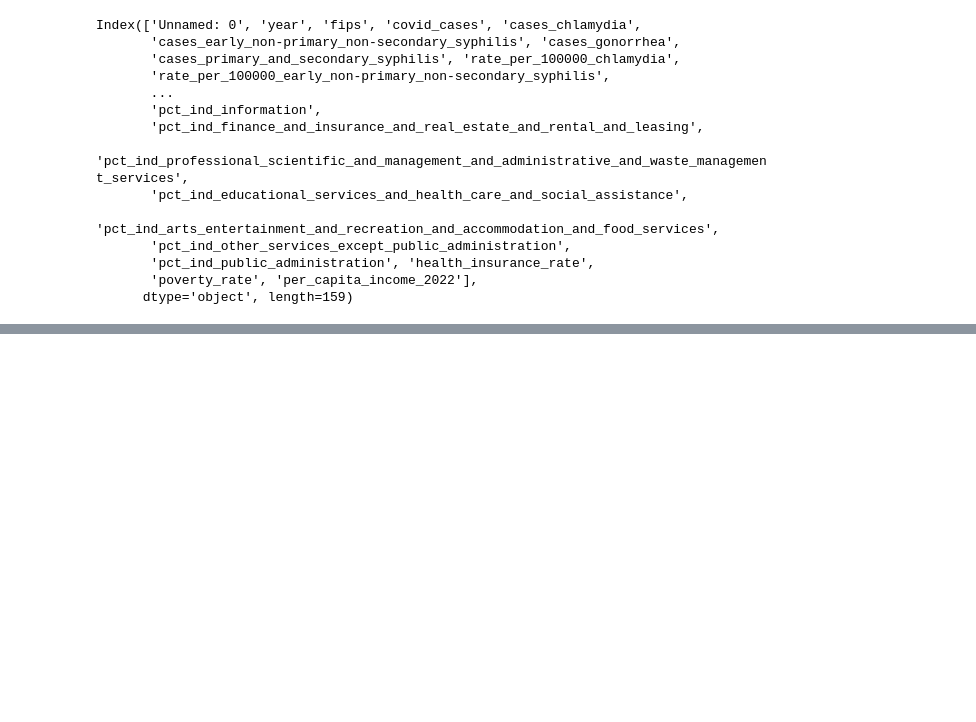
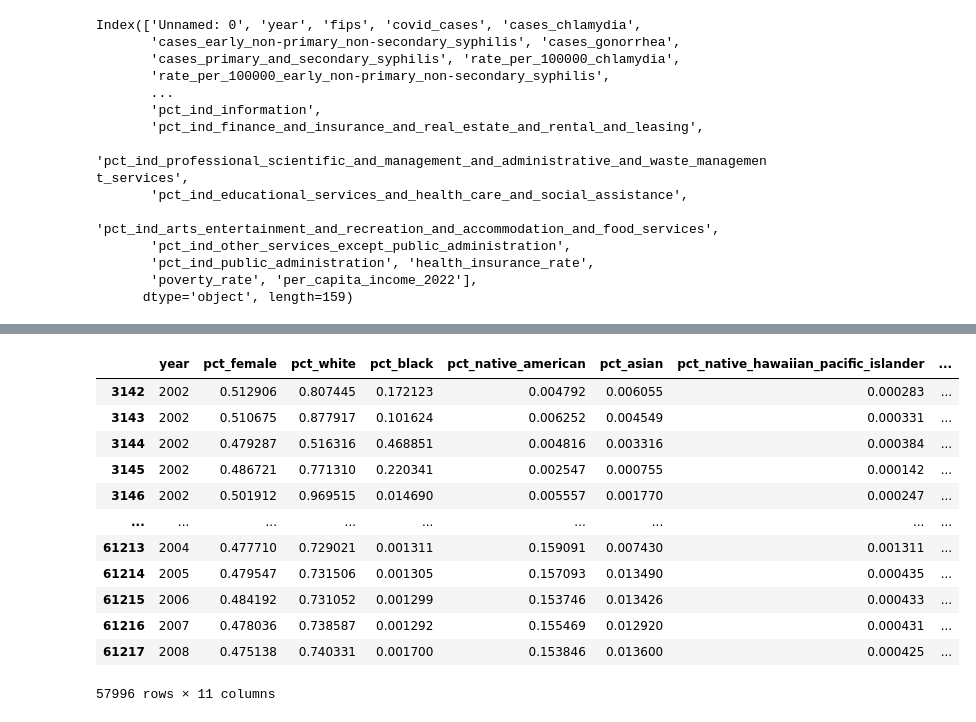
Before and after one commit to JayRPhilbrick/bdsi22dataminingsti, a Jupyter notebook: Notebooks/model_jon.ipynb, the cells around one changed output, grey strips where cells are left out. Drawn from its saved outputs; the diff is of its cells as text; code cells hidden in the pictures; blank space fills up the shorter version.

```diff
--- a/Notebooks/model_jon.ipynb
+++ b/Notebooks/model_jon.ipynb
@@ -487,0 +962,3 @@ cov[col_X]
+# %%
+cov = pd.read_csv("../Data/Final/STI0220_cov0220.csv")
+cov_1 = pd.read_csv("../Data/Final/STI0220_cov0220.csv")
@@ -487,0 +982,23 @@ cov[col_X]
+# %%
+col_X = ['year','pct_female',
+       'pct_white', 'pct_black', 'pct_native_american', 'pct_asian',
+       'pct_native_hawaiian_pacific_islander', 'pct_two_or_more_races',
+       'pct_hispanic', 'unemployment_rate','poverty_rate']
+# %%
+cov = cov[(cov['year'] >= 2002) & (cov['year'] <=2019) ]
+# %%
+cov[col_X]
+# %% [output]
+|  | year | pct_female | pct_white | pct_black | pct_native_american | pct_asian | pct_native_hawaiian_pacific_islander | ... |
+| 3142 | 2002 | 0.512906 | 0.807445 | 0.172123 | 0.004792 | 0.006055 | 0.000283 | ... |
+| 3143 | 2002 | 0.510675 | 0.877917 | 0.101624 | 0.006252 | 0.004549 | 0.000331 | ... |
+| 3144 | 2002 | 0.479287 | 0.516316 | 0.468851 | 0.004816 | 0.003316 | 0.000384 | ... |
+| 3145 | 2002 | 0.486721 | 0.771310 | 0.220341 | 0.002547 | 0.000755 | 0.000142 | ... |
+| 3146 | 2002 | 0.501912 | 0.969515 | 0.014690 | 0.005557 | 0.001770 | 0.000247 | ... |
+| ... | ... | ... | ... | ... | ... | ... | ... | ... |
+| 61213 | 2004 | 0.477710 | 0.729021 | 0.001311 | 0.159091 | 0.007430 | 0.001311 | ... |
+| 61214 | 2005 | 0.479547 | 0.731506 | 0.001305 | 0.157093 | 0.013490 | 0.000435 | ... |
+| 61215 | 2006 | 0.484192 | 0.731052 | 0.001299 | 0.153746 | 0.013426 | 0.000433 | ... |
+| 61216 | 2007 | 0.478036 | 0.738587 | 0.001292 | 0.155469 | 0.012920 | 0.000431 | ... |
+| 61217 | 2008 | 0.475138 | 0.740331 | 0.001700 | 0.153846 | 0.013600 | 0.000425 | ... |
+57996 rows × 11 columns
```
Also changed, not shown: parts of 52 cells of this notebook, 1 other file.
